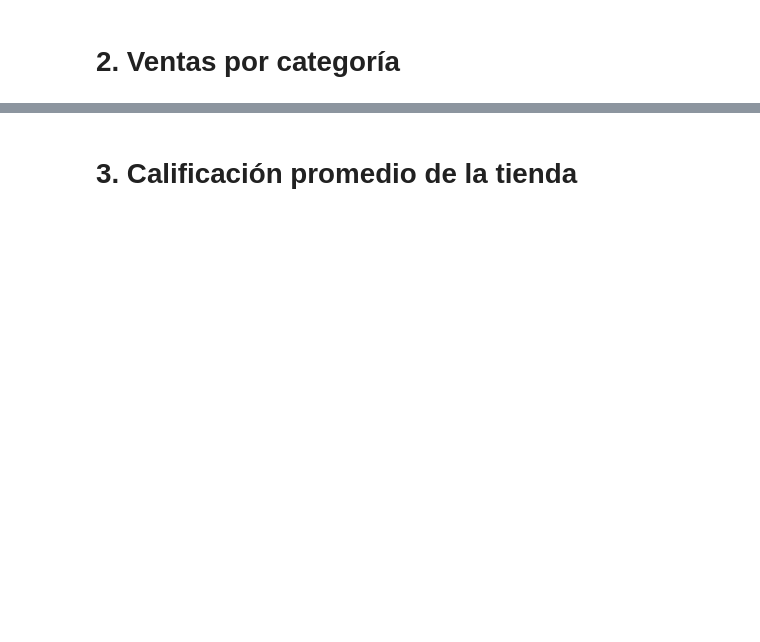
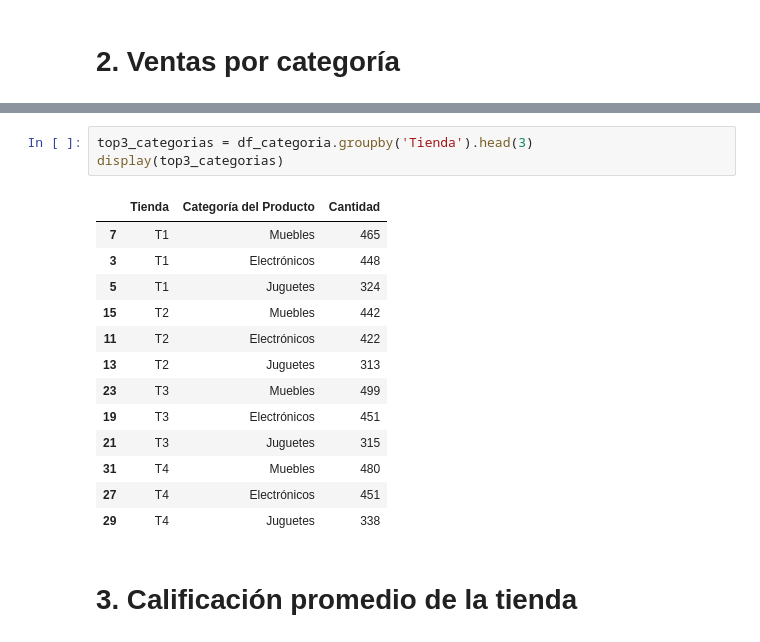
Before and after one commit to EddersonPR/challenge-alura-store, a Jupyter notebook: AluraStoreLatam.ipynb, the cells around one changed output, grey strips where cells are left out. Cells and saved outputs as stored; diff of their text form; blank space fills up the shorter version.

```diff
--- a/AluraStoreLatam.ipynb
+++ b/AluraStoreLatam.ipynb
@@ -100,2 +154,19 @@ df.head()
+# %%
+top3_categorias = df_categoria.groupby('Tienda').head(3)
+display(top3_categorias)
+# %% [output]
+|  | Tienda | Categoría del Producto | Cantidad |
+| 7 | T1 | Muebles | 465 |
+| 3 | T1 | Electrónicos | 448 |
+| 5 | T1 | Juguetes | 324 |
+| 15 | T2 | Muebles | 442 |
+| 11 | T2 | Electrónicos | 422 |
+| 13 | T2 | Juguetes | 313 |
+| 23 | T3 | Muebles | 499 |
+| 19 | T3 | Electrónicos | 451 |
+| 21 | T3 | Juguetes | 315 |
+| 31 | T4 | Muebles | 480 |
+| 27 | T4 | Electrónicos | 451 |
+| 29 | T4 | Juguetes | 338 |
 # %% [markdown]
 # 3. Calificación promedio de la tienda
```
Also changed, not shown: parts of 17 cells of this notebook.
